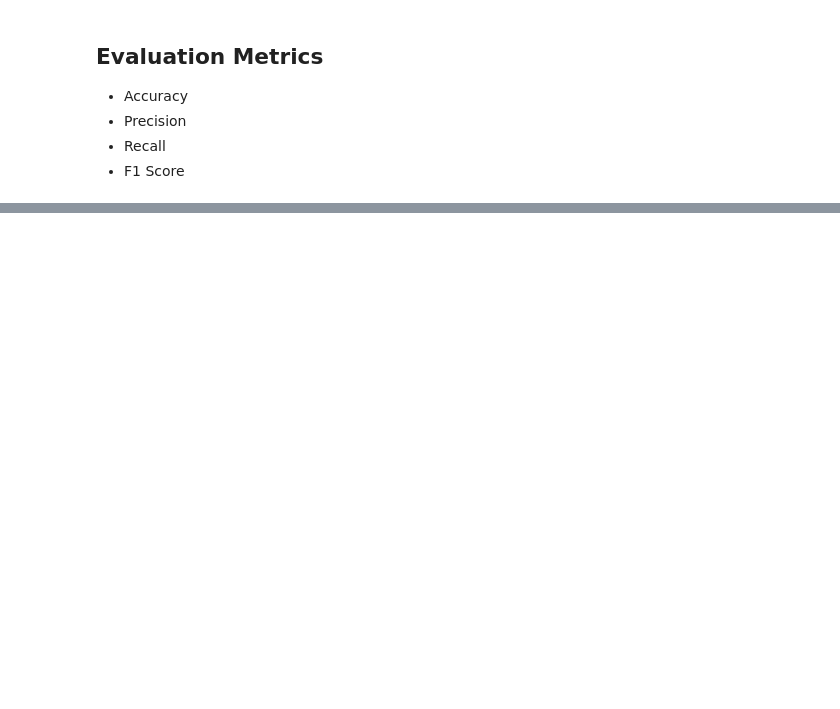
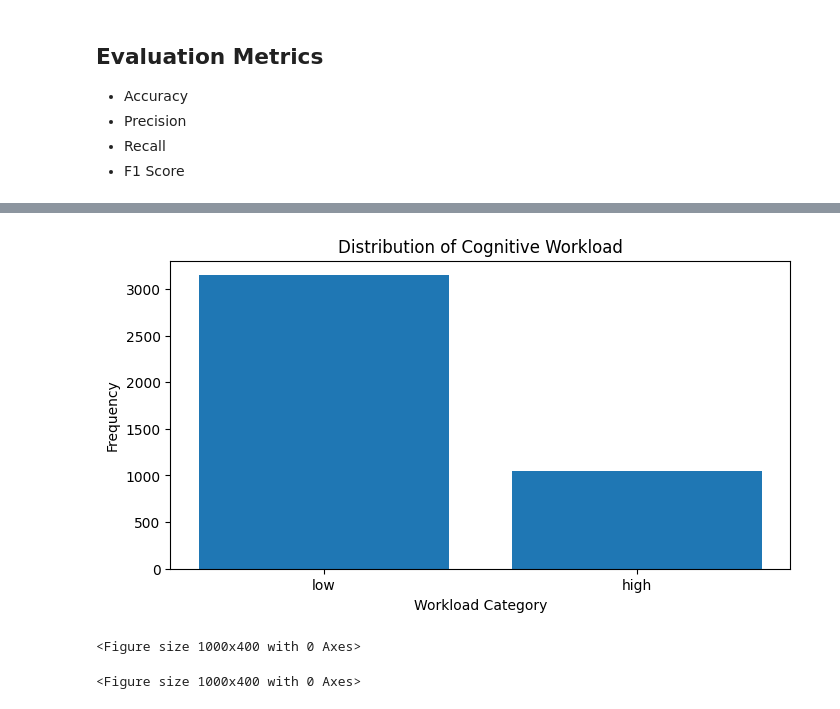
Before and after one commit to HBendig-HSFL/unlocking-minds, a Jupyter notebook: 3_Model/model_definition_evaluation.ipynb, the cells around one changed output, grey strips where cells are left out. Saved outputs shown, nothing was run; the diff lists cells and outputs as text; code cells hidden in the pictures; blank space fills up the shorter version.

Commit message:
NN with augmented data run

```diff
--- a/3_Model/model_definition_evaluation.ipynb
+++ b/3_Model/model_definition_evaluation.ipynb
@@ -532,0 +569,2 @@ As we have seen with the results above, the neural net doesn't perform good at a
+# %%
+full_path = os.path.join(data_path, 'preprocessed_df_v3.csv')
@@ -532,0 +616,5 @@ As we have seen with the results above, the neural net doesn't perform good at a
+# %%
+# Feature and target variable selection
+X = df.drop(['mean'], axis=1)
+y = df['mean'] # mean is the mean cognitive workload we want to predict
+X.head()
@@ -532,0 +637,4 @@ As we have seen with the results above, the neural net doesn't perform good at a
+# %%
+# Categorize labels to low/high congnitive workload
+y = y.map(lambda x: 'low' if x <= 50 else 'high')
+y.head(10)
@@ -532,0 +673,20 @@ As we have seen with the results above, the neural net doesn't perform good at a
+# %%
+counts = y.value_counts()
+
+plt.figure(figsize=(8, 4))
+plt.bar(counts.index, counts)
+
+# Adding title and labels
+plt.title('Distribution of Cognitive Workload')
+plt.xlabel('Workload Category')
+plt.ylabel('Frequency')
+
+# Show the plot
+plt.show()
+
+# Quick check how the labels are distributed
+plt.figure(figsize=(10, 4))
+# %% [output]
+[figure, added]
+<Figure size 1000x400 with 0 Axes>
+<Figure size 1000x400 with 0 Axes>
```
Also changed, not shown: parts of 36 cells of this notebook, 1 other file.
